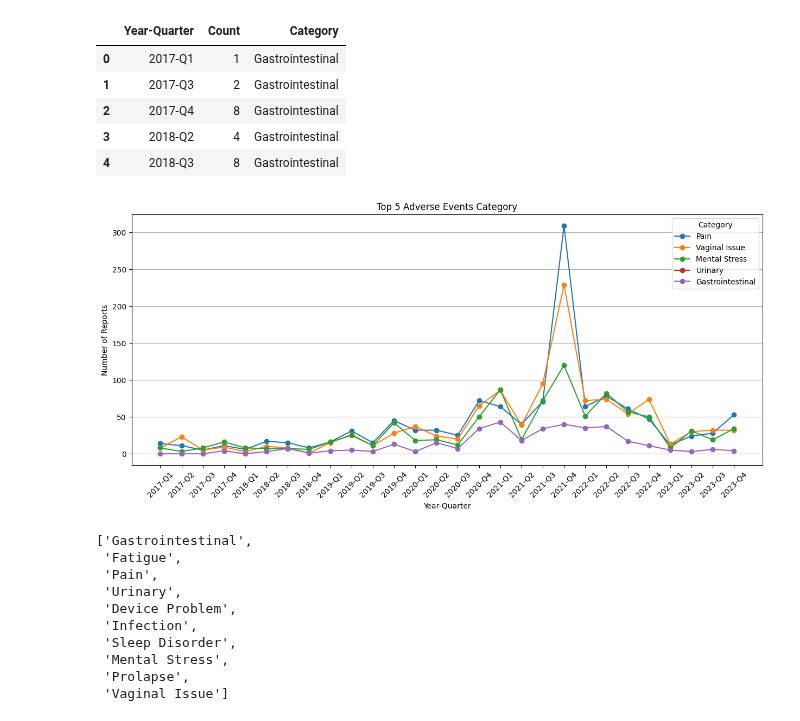
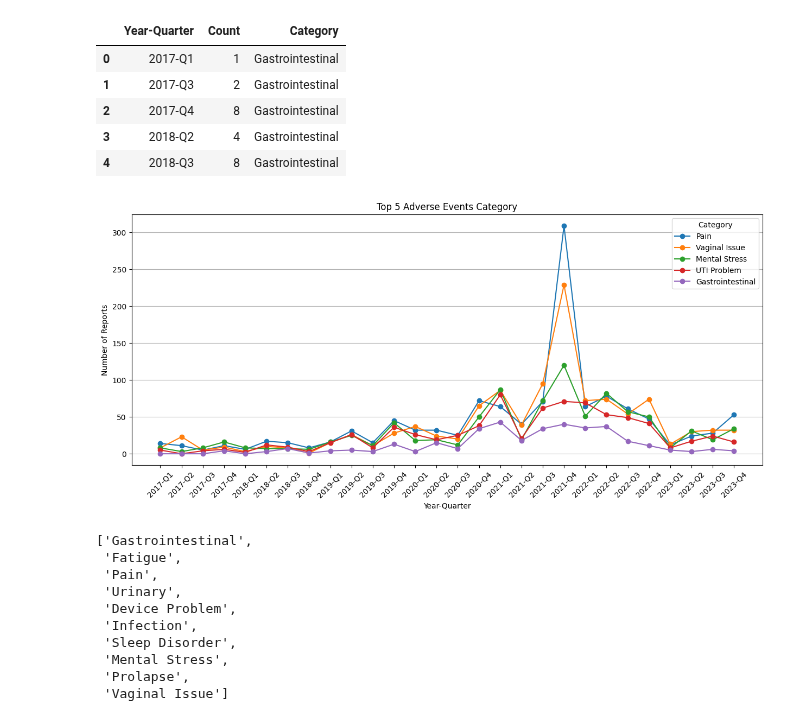
Before and after one commit to KaneZhao/Adverse-Events-in-Female-Stress-Urinary-Incontinence, a Jupyter notebook: EDA.ipynb, the cells around one changed output. Cells and saved outputs as stored; diff of their text form; code cells hidden in the pictures.

```diff
--- a/EDA.ipynb
+++ b/EDA.ipynb
@@ -813,33 +813,33 @@ final_results.head()
 # %%
 import matplotlib.pyplot as plt
 
 # Create the line plot
 plt.figure(figsize=(15, 6))
 # categories = res['Category'].unique()
-categories = ['Pain', 'Vaginal Issue', 'Mental Stress', 'Urinary', 'Gastrointestinal']
+categories = ['Pain', 'Vaginal Issue', 'Mental Stress', 'UTI Problem', 'Gastrointestinal']
 
 for category in categories:
     subset = res[res['Category'] == category]
     plt.plot(subset['Year-Quarter'], subset['Count'], marker='o', label=category)
 
 # Customize the plot
 plt.title('Top 5 Adverse Events Category')
 plt.xlabel('Year-Quarter')
 plt.ylabel('Number of Reports')
 plt.legend(title='Category')
 #plt.grid(True)
 plt.grid(True, axis='y')
 plt.xticks(rotation=45)
 
 # Set x-axis ticks to be integers
 # years = final_results['Year-Quarter'].drop_duplicates().sort_values().to_list()
 years = res['Year-Quarter'].unique()
 plt.xticks(ticks=years, labels=[str(year) for year in years])
 
 # Show the plot
 plt.show()
 # %% [output]
-[figure, old version]
+[figure, new version]
 # %%
 [x for x in advese_events.keys()]
 # %% [output]
```
Also changed, not shown: 2 other files.
